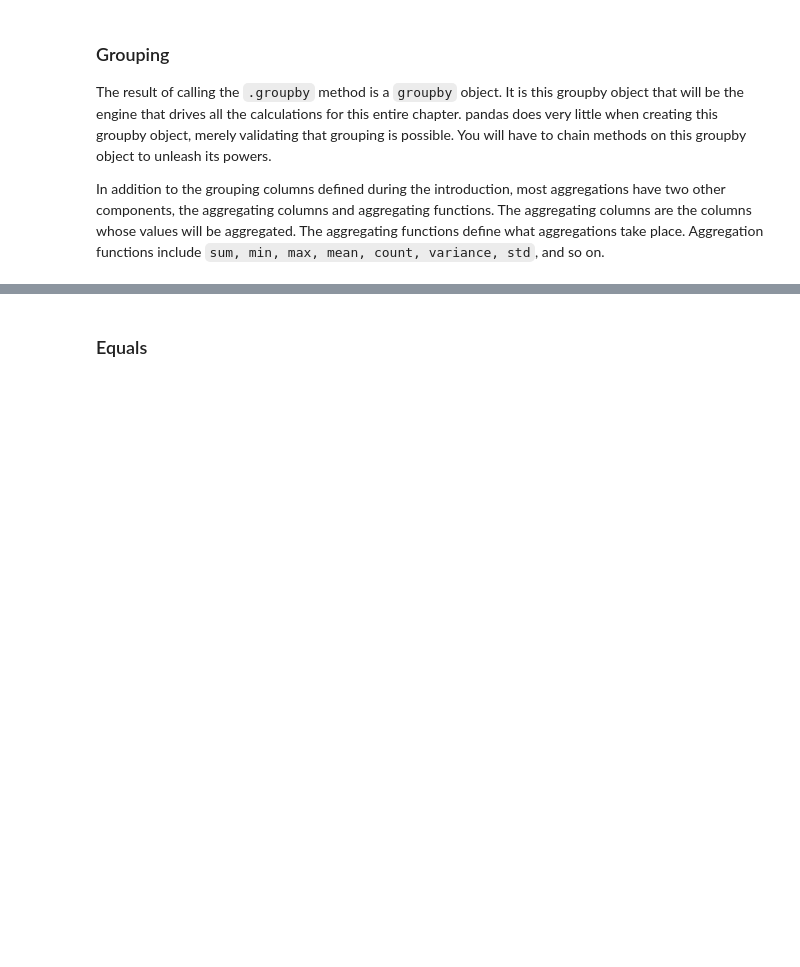
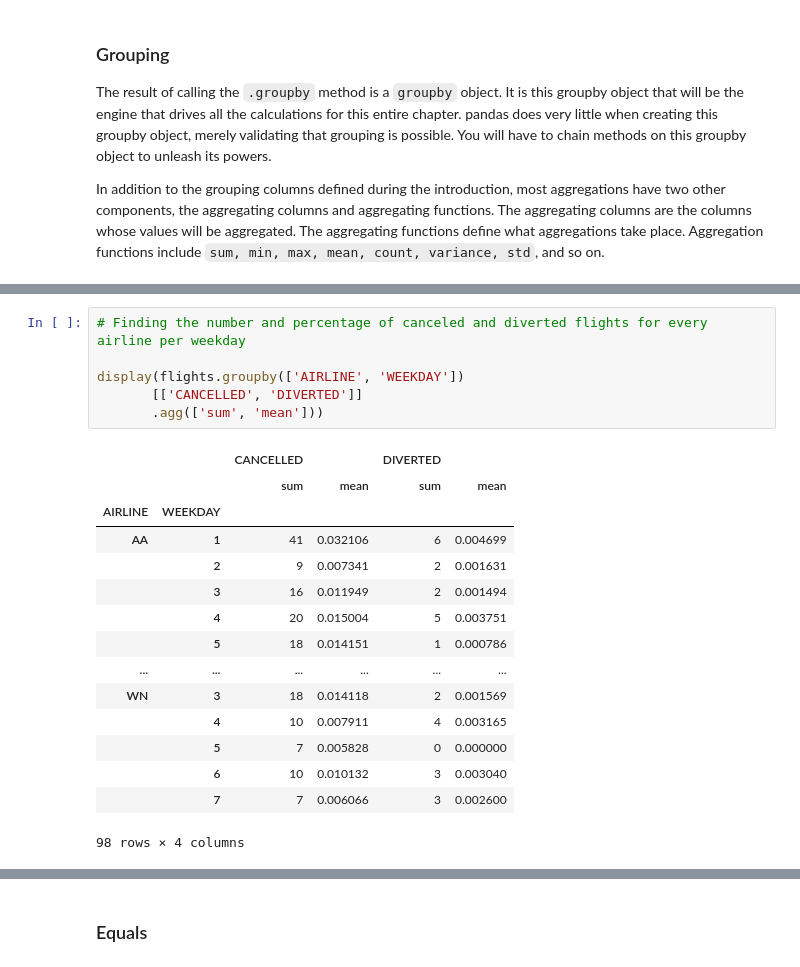
Before and after one commit to pkaran57/python-libs, a Jupyter notebook: pandas-lib/notebook/pandas.ipynb, the cells around one changed output, grey strips where cells are left out. Drawn from its saved outputs; the diff is of its cells as text; blank space fills up the shorter version.

```diff
--- a/pandas-lib/notebook/pandas.ipynb
+++ b/pandas-lib/notebook/pandas.ipynb
@@ -1413,0 +1459,22 @@ Name: ARR_DELAY, dtype: float64
+# %%
+# Finding the number and percentage of canceled and diverted flights for every airline per weekday
+
+display(flights.groupby(['AIRLINE', 'WEEKDAY'])
+       [['CANCELLED', 'DIVERTED']]
+       .agg(['sum', 'mean']))
+# %% [output]
+|  |  | CANCELLED |  | DIVERTED |  |
+|  |  | sum | mean | sum | mean |
+| AIRLINE | WEEKDAY |  |  |  |  |
+| AA | 1 | 41 | 0.032106 | 6 | 0.004699 |
+|  | 2 | 9 | 0.007341 | 2 | 0.001631 |
+|  | 3 | 16 | 0.011949 | 2 | 0.001494 |
+|  | 4 | 20 | 0.015004 | 5 | 0.003751 |
+|  | 5 | 18 | 0.014151 | 1 | 0.000786 |
+| ... | ... | ... | ... | ... | ... |
+| WN | 3 | 18 | 0.014118 | 2 | 0.001569 |
+|  | 4 | 10 | 0.007911 | 4 | 0.003165 |
+|  | 5 | 7 | 0.005828 | 0 | 0.000000 |
+|  | 6 | 10 | 0.010132 | 3 | 0.003040 |
+|  | 7 | 7 | 0.006066 | 3 | 0.002600 |
+98 rows × 4 columns
```
Also changed, not shown: parts of 8 cells of this notebook.
